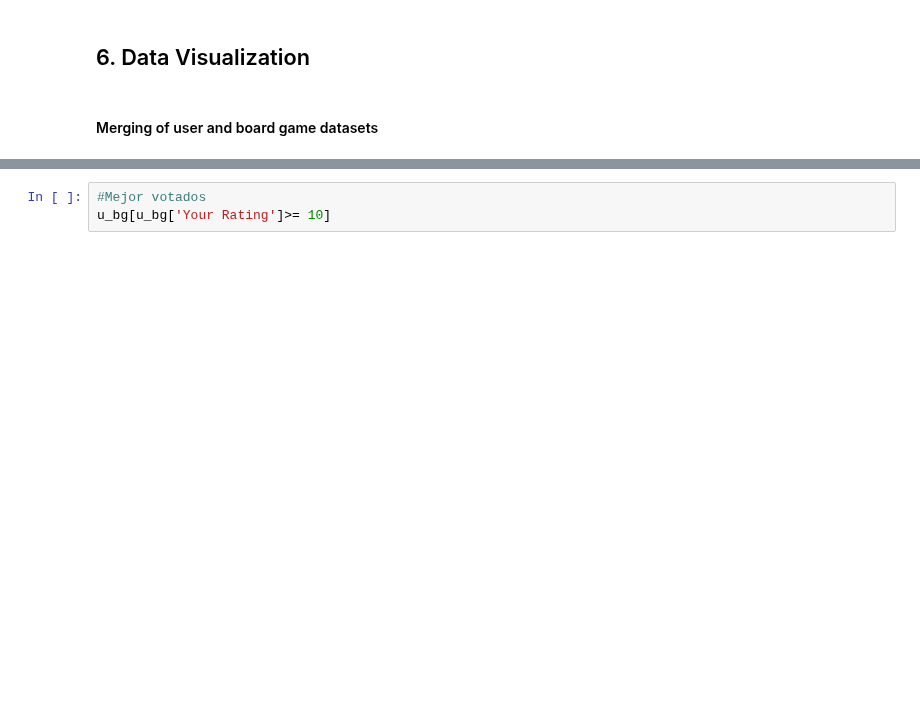
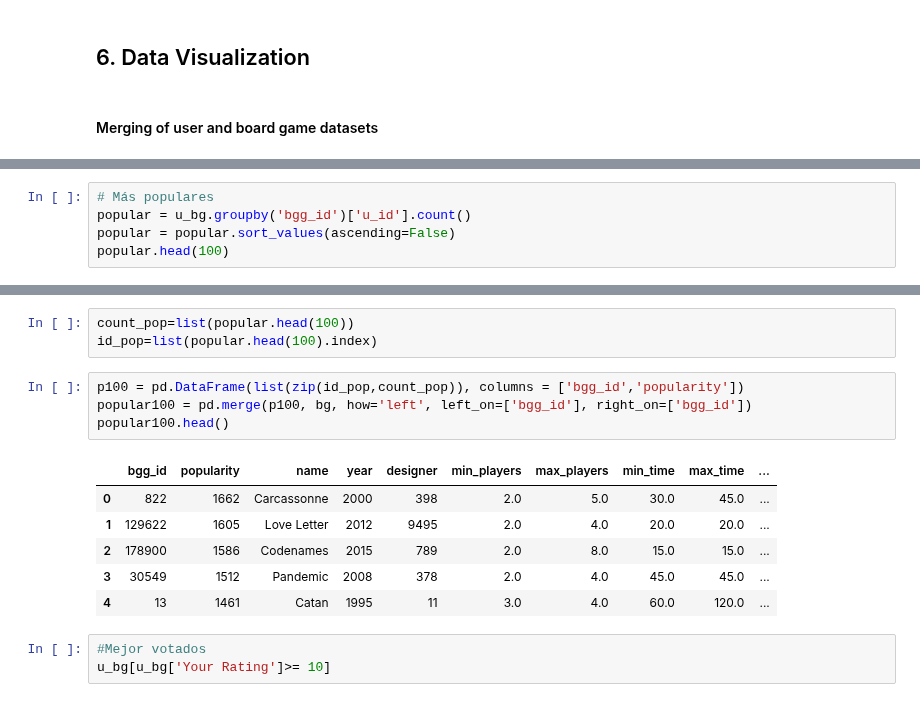
Before and after one commit to LourdesRodriguez/recommender_system, a Jupyter notebook: 2_Data_Understanding.ipynb, the cells around one changed output, grey strips where cells are left out. Cells and saved outputs as stored; diff of their text form; blank space fills up the shorter version.

```diff
--- a/2_Data_Understanding.ipynb
+++ b/2_Data_Understanding.ipynb
@@ -982,0 +1046,5 @@ u_bg.head()
+# %%
+# Más populares
+popular = u_bg.groupby('bgg_id')['u_id'].count()
+popular = popular.sort_values(ascending=False)
+popular.head(100)
@@ -983,3 +1065,17 @@ u_bg.head()
+# %%
+count_pop=list(popular.head(100))
+id_pop=list(popular.head(100).index)
+# %%
+p100 = pd.DataFrame(list(zip(id_pop,count_pop)), columns = ['bgg_id','popularity'])
+popular100 = pd.merge(p100, bg, how='left', left_on=['bgg_id'], right_on=['bgg_id'])
+popular100.head()
+# %% [output]
+|  | bgg_id | popularity | name | year | designer | min_players | max_players | min_time | max_time | ... |
+| 0 | 822 | 1662 | Carcassonne | 2000 | 398 | 2.0 | 5.0 | 30.0 | 45.0 | ... |
+| 1 | 129622 | 1605 | Love Letter | 2012 | 9495 | 2.0 | 4.0 | 20.0 | 20.0 | ... |
+| 2 | 178900 | 1586 | Codenames | 2015 | 789 | 2.0 | 8.0 | 15.0 | 15.0 | ... |
+| 3 | 30549 | 1512 | Pandemic | 2008 | 378 | 2.0 | 4.0 | 45.0 | 45.0 | ... |
+| 4 | 13 | 1461 | Catan | 1995 | 11 | 3.0 | 4.0 | 60.0 | 120.0 | ... |
 # %%
 #Mejor votados
 u_bg[u_bg['Your Rating']>= 10]
```
Also changed, not shown: parts of 9 cells of this notebook.
